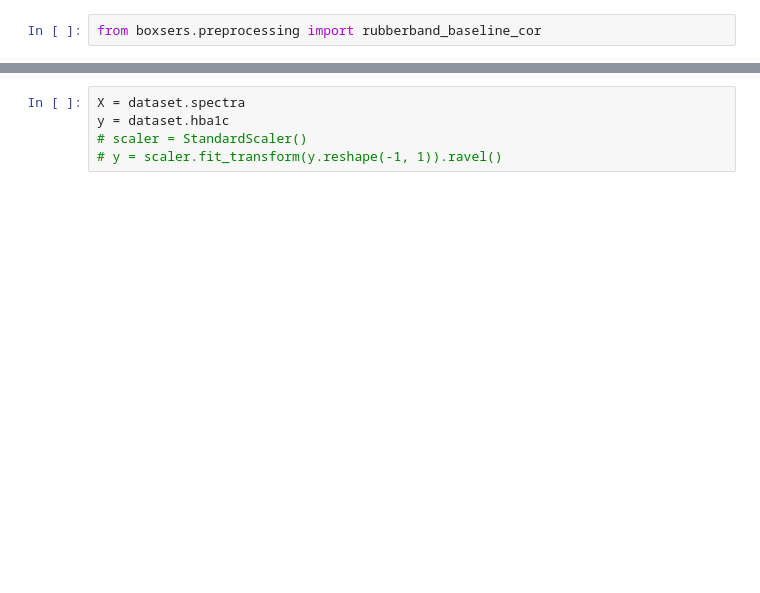
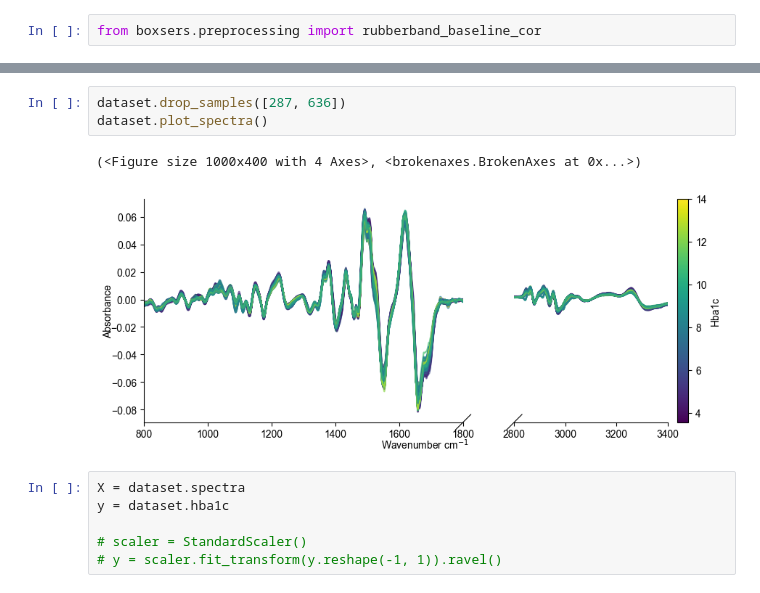
Before and after one commit to MelnychenkoM/ml_methods_hba1c, a Jupyter notebook: regression.ipynb, the cells around one changed output, grey strips where cells are left out. Drawn from its saved outputs; the diff is of its cells as text; blank space fills up the shorter version.

```diff
--- a/regression.ipynb
+++ b/regression.ipynb
@@ -40,5 +60,12 @@ print(dataset.n_samples)
+# %%
+dataset.drop_samples([287, 636])
+dataset.plot_spectra()
+# %% [output]
+(<Figure size 1000x400 with 4 Axes>, <brokenaxes.BrokenAxes at 0x...>)
+[figure, added]
 # %%
 X = dataset.spectra
 y = dataset.hba1c
+
 # scaler = StandardScaler()
 # y = scaler.fit_transform(y.reshape(-1, 1)).ravel()
```
Also changed, not shown: parts of 22 cells of this notebook, 6 other files.
